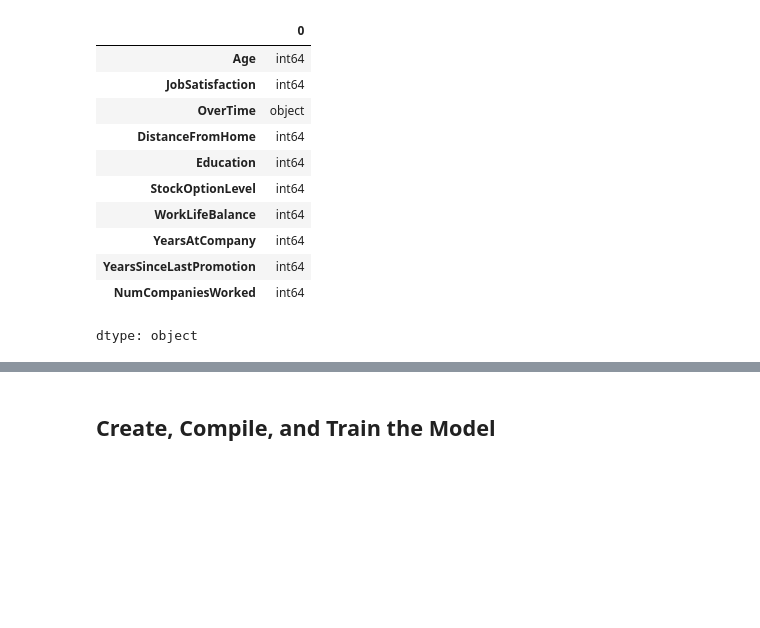
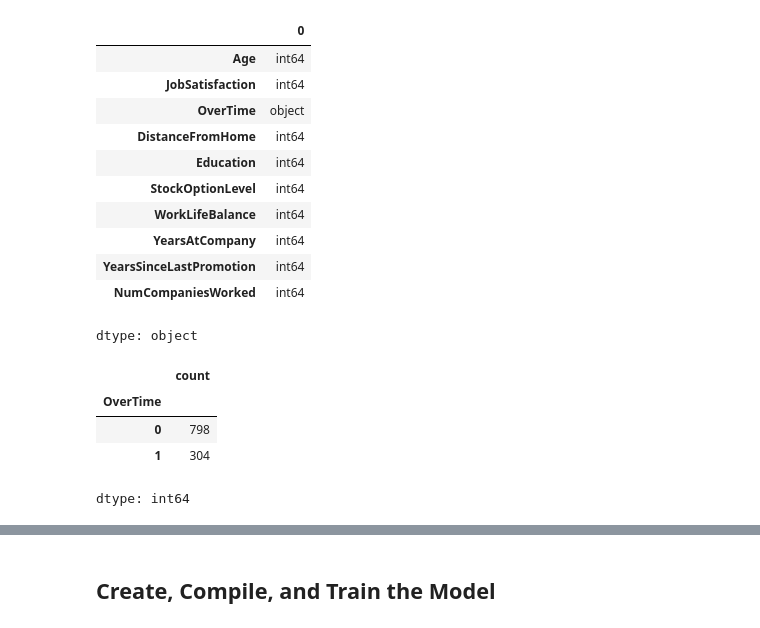
Before and after one commit to EnockChig/neural-network-challenge-2, a Jupyter notebook: attrition.ipynb, the cells around one changed output, grey strips where cells are left out. Drawn from its saved outputs; the diff is of its cells as text; code cells hidden in the pictures; blank space fills up the shorter version.

```diff
--- a/attrition.ipynb
+++ b/attrition.ipynb
@@ -87,27 +79,19 @@ dtype: object
 # %%
 #Split the data into training and testing sets
 X_train, X_test, y_train, y_test = train_test_split(X_df, y_df, random_state=1)
-# %%
-#Convert your X data to numeric data types however you see fit
-# Convert categorical features to numeric using one-hot encoding
-X_encoded = pd.get_dummies(X_df, columns=['Age', 'JobSatisfaction', 'OverTime', 'DistanceFromHome', 'Education', 'StockOptionLevel', 'WorkLifeBalance', 'YearsAtCompany', 'YearsSinceLastPromotion', 'NumCompaniesWorked'])
-
-# Check data types and convert any remaining non-numeric columns
-for column in X_encoded.columns:
-    if X_encoded[column].dtype == object:
-        try:
-            X_encoded[column] = pd.to_numeric(X_encoded[column])
-        except ValueError:
-            print(f"Column {column} could not be converted to numeric.")
-
-# Display the updated DataFrame
-X_encoded.head()
-
-
-#Determine training data
-X_train = pd.get_dummies(X_train)
-#Determine testing data
-X_test = pd.get_dummies(X_test)
+# %%
+# Convert your X data to numeric data types however you see fit
+X_train['OverTime'] = X_train['OverTime'].apply(lambda over_time: 1 if over_time == 'Yes' else 0)
+X_test['OverTime'] = X_test['OverTime'].apply(lambda over_time: 1 if over_time == 'Yes' else 0)
+
+# Add new code cells as necessary
+X_train['OverTime'].value_counts()
+# %% [output]
+|  | count |
+| OverTime |  |
+| 0 | 798 |
+| 1 | 304 |
+dtype: int64
 # %%
 #Create a StandardScaler
 scaler = StandardScaler()
```
Also changed, not shown: parts of 16 cells of this notebook.
